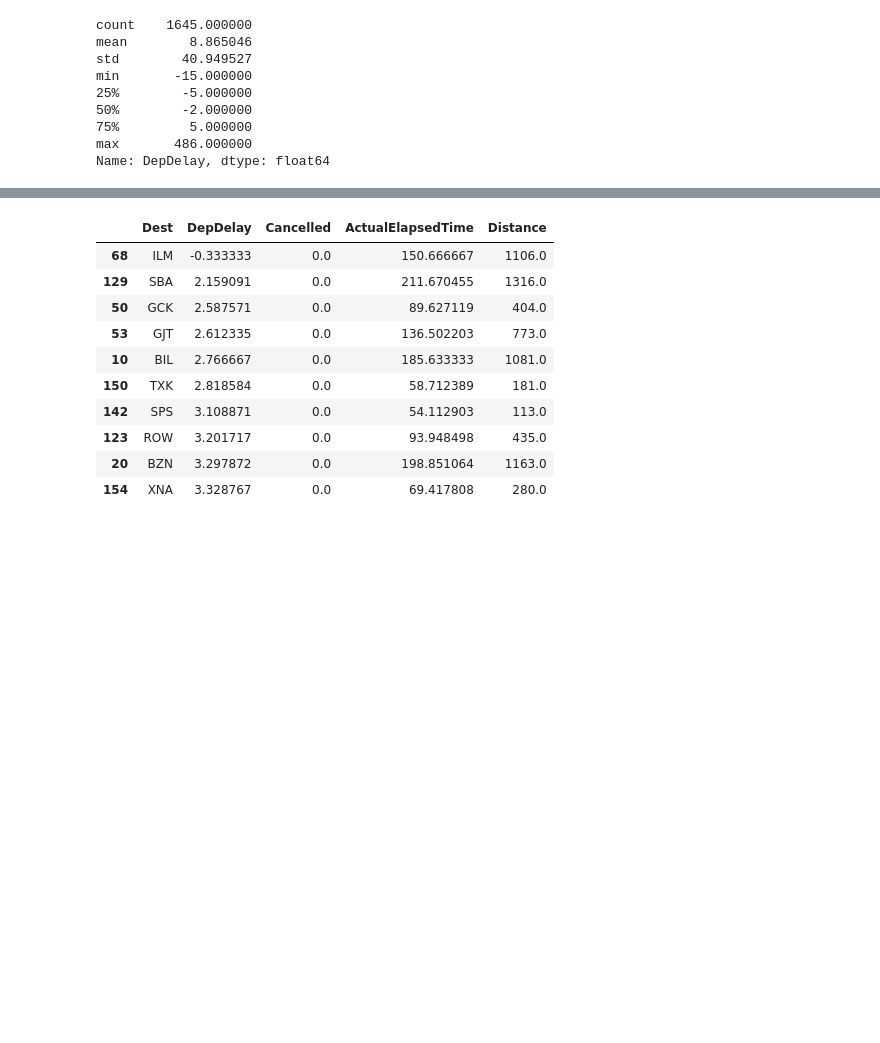
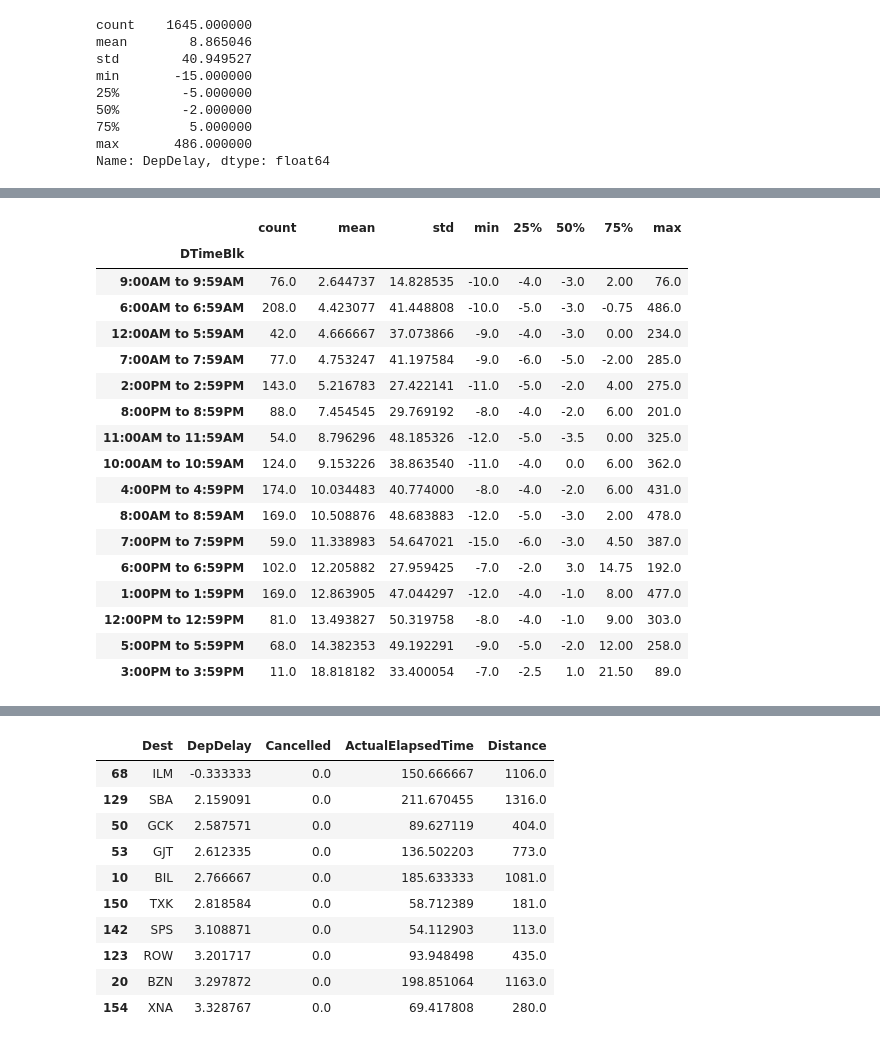
Before and after one commit to teresa201/MachineLearning, a Jupyter notebook: Lab1.ipynb, the cells around one changed output, grey strips where cells are left out. Saved outputs shown, nothing was run; the diff lists cells and outputs as text; code cells hidden in the pictures; blank space fills up the shorter version.

```diff
--- a/Lab1.ipynb
+++ b/Lab1.ipynb
@@ -287,0 +335,22 @@ df_dallas_atl_sorted.DepDelay.plot.kde(bw_method=0.2)
+# %%
+df_dallas_atl_time = df_dallas_atl_sorted.groupby(by=['DTimeBlk'])
+df_dallas_atl_time.DepDelay.describe().sort_values(by=['mean'],ascending=True)
+# %% [output]
+|  | count | mean | std | min | 25% | 50% | 75% | max |
+| DTimeBlk |  |  |  |  |  |  |  |  |
+| 9:00AM to 9:59AM | 76.0 | 2.644737 | 14.828535 | -10.0 | -4.0 | -3.0 | 2.00 | 76.0 |
+| 6:00AM to 6:59AM | 208.0 | 4.423077 | 41.448808 | -10.0 | -5.0 | -3.0 | -0.75 | 486.0 |
+| 12:00AM to 5:59AM | 42.0 | 4.666667 | 37.073866 | -9.0 | -4.0 | -3.0 | 0.00 | 234.0 |
+| 7:00AM to 7:59AM | 77.0 | 4.753247 | 41.197584 | -9.0 | -6.0 | -5.0 | -2.00 | 285.0 |
+| 2:00PM to 2:59PM | 143.0 | 5.216783 | 27.422141 | -11.0 | -5.0 | -2.0 | 4.00 | 275.0 |
+| 8:00PM to 8:59PM | 88.0 | 7.454545 | 29.769192 | -8.0 | -4.0 | -2.0 | 6.00 | 201.0 |
+| 11:00AM to 11:59AM | 54.0 | 8.796296 | 48.185326 | -12.0 | -5.0 | -3.5 | 0.00 | 325.0 |
+| 10:00AM to 10:59AM | 124.0 | 9.153226 | 38.863540 | -11.0 | -4.0 | 0.0 | 6.00 | 362.0 |
+| 4:00PM to 4:59PM | 174.0 | 10.034483 | 40.774000 | -8.0 | -4.0 | -2.0 | 6.00 | 431.0 |
+| 8:00AM to 8:59AM | 169.0 | 10.508876 | 48.683883 | -12.0 | -5.0 | -3.0 | 2.00 | 478.0 |
+| 7:00PM to 7:59PM | 59.0 | 11.338983 | 54.647021 | -15.0 | -6.0 | -3.0 | 4.50 | 387.0 |
+| 6:00PM to 6:59PM | 102.0 | 12.205882 | 27.959425 | -7.0 | -2.0 | 3.0 | 14.75 | 192.0 |
+| 1:00PM to 1:59PM | 169.0 | 12.863905 | 47.044297 | -12.0 | -4.0 | -1.0 | 8.00 | 477.0 |
+| 12:00PM to 12:59PM | 81.0 | 13.493827 | 50.319758 | -8.0 | -4.0 | -1.0 | 9.00 | 303.0 |
+| 5:00PM to 5:59PM | 68.0 | 14.382353 | 49.192291 | -9.0 | -5.0 | -2.0 | 12.00 | 258.0 |
+| 3:00PM to 3:59PM | 11.0 | 18.818182 | 33.400054 | -7.0 | -2.5 | 1.0 | 21.50 | 89.0 |
```
Also changed, not shown: parts of 9 cells of this notebook.
